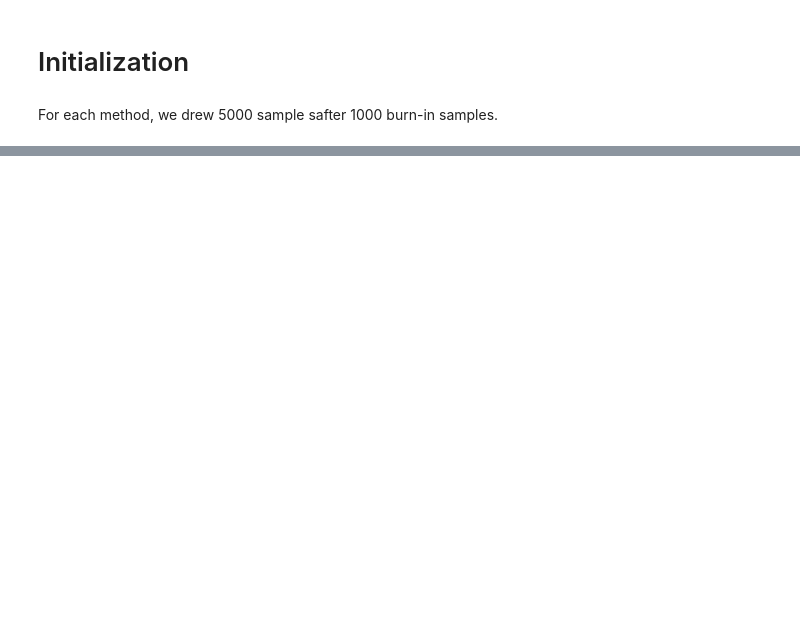
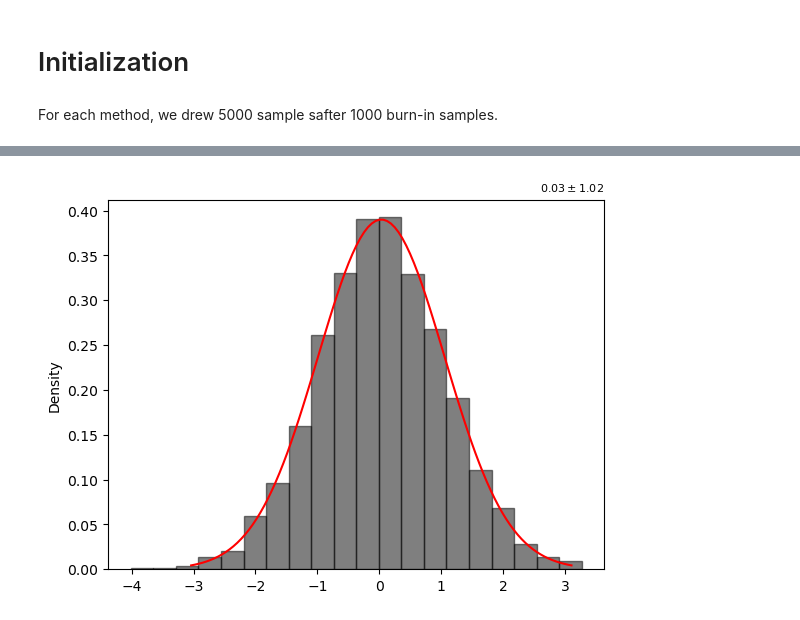
Before and after one commit to GangYang-gy/ToyHMC, a Jupyter notebook: Standard-HMCsampler.ipynb, the cells around one changed output, grey strips where cells are left out. Saved outputs shown, nothing was run; the diff lists cells and outputs as text; code cells hidden in the pictures; blank space fills up the shorter version.

```diff
--- a/Standard-HMCsampler.ipynb
+++ b/Standard-HMCsampler.ipynb
@@ -337,0 +132,12 @@ TypeError: unsupported operand type(s) for ** or pow(): 'list' and 'int'
+# %%
+from scipy.stats import norm
+mu, sigma = np.mean(data), np.std(data)
+x = np.linspace(mu - 3*sigma, mu + 3*sigma, 100)
+gaussian = norm.pdf(x, mu, sigma)
+plt.plot(x, gaussian, color='red', label='Gaussian Distribution')
+plt.hist(data, bins=20,color='k',edgecolor='k',alpha=0.5,density=True)
+plt.title(f'${mu:.2f} \pm {sigma:.2f}$', fontsize=8, loc='right')
+plt.ylabel('Density')
+plt.show()
+# %% [output]
+[figure, added]
```
Also changed, not shown: parts of 19 cells of this notebook, 1 other file.
